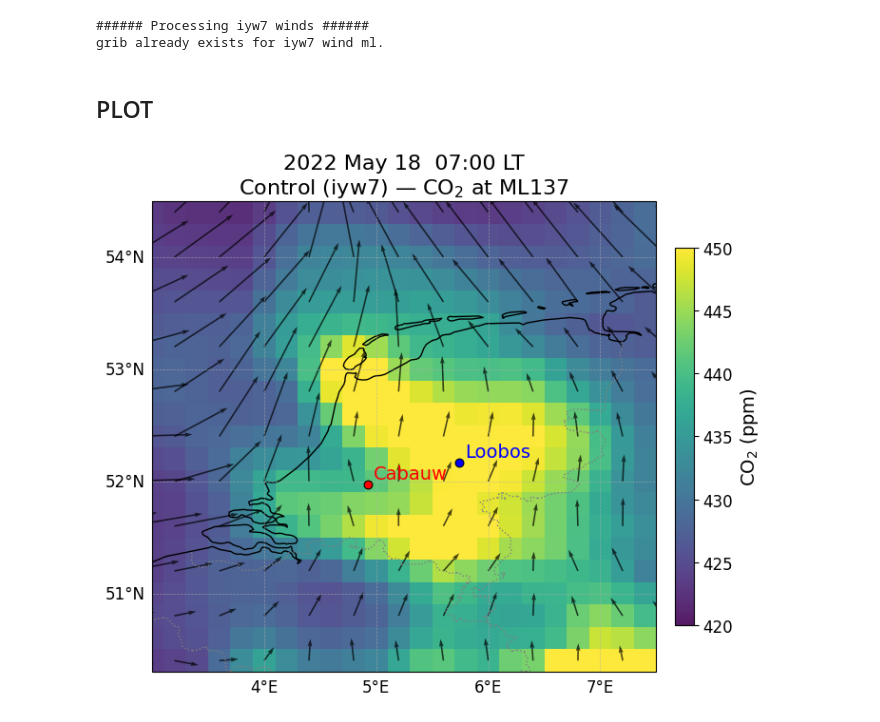
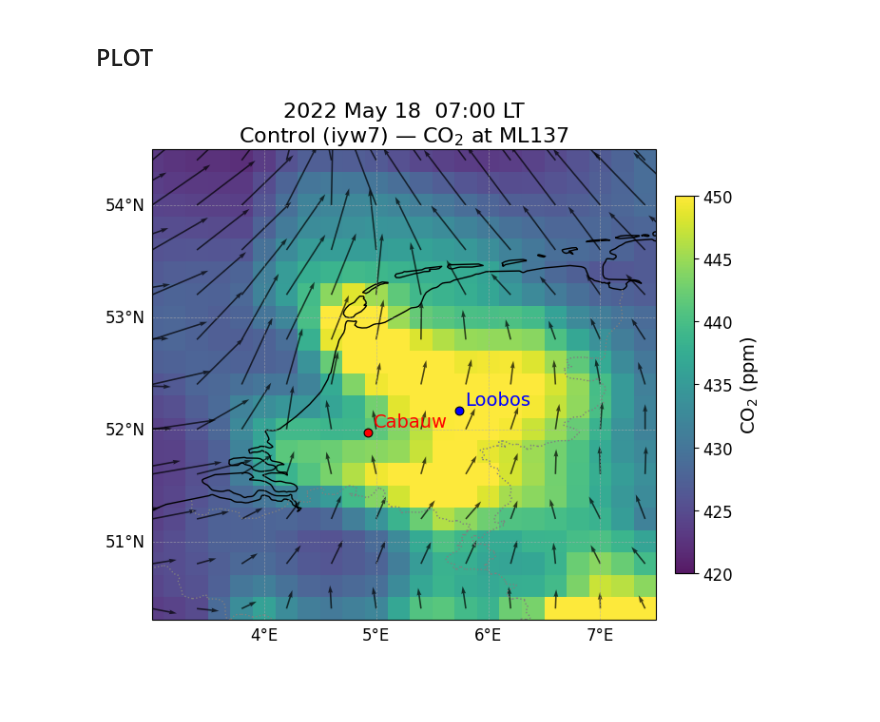
Before and after one commit to AlessandroSav/python_scripts, a Jupyter notebook: plot_2d_maps_catrine.ipynb, the cells around one changed output. Cells and saved outputs as stored; diff of their text form; code cells hidden in the pictures; blank space fills up the shorter version.

Commit message:
new storyline plot file

```diff
--- a/plot_2d_maps_catrine.ipynb
+++ b/plot_2d_maps_catrine.ipynb
@@ -163,36 +217,2 @@ grib already exists for iyw7 model levels.
-# %%
-# Wind components (u, v) on model level 137
-for (runid, _, _) in runids:
-    print(f"###### Processing {runid} winds ######")
-    target_file = f'{data_dir}/{runid}_wind137_europe_{inidate}to{enddate}.grib'
-    if not os.path.exists(target_file):
-        print(f"grib not found for {runid} wind ml. Retrieving from MARS...")
-        req_file = f"{current_dir}/mars_request_{runid}_wind137"
-        req = {
-            "class":    "rd",
-            "type":     "fc",
-            "date":     f"{inidate}/to/{enddate}",
-            "expver":   runid,
-            "param":    "u/v",
-            "levelist": "137",
-            "step":     step,
-            "stream":   "oper",
-            "time":     initime,
-            "grid":     "0.2/0.2",
-            "area":     "70/-20/30/50",  # N/W/S/E — Europe
-            "levtype":  "ml",
-            "target":   f'"{target_file}"',
-        }
-        kv = ['{}={}'.format(k, v) for k, v in req.items()]
-        kv = 'retrieve,{}'.format(','.join(kv))
-        print(kv)
-        with open(req_file, "w") as f:
-            f.write(kv)
-        os.system(f"sbatch --mem='32GB' --wrap='mars {req_file}'")
-    else:
-        print(f"grib already exists for {runid} wind ml.")
-# %% [output]
-###### Processing iyw7 winds ######
-grib already exists for iyw7 wind ml.
 # %%
 experiments_ml = {f"co2_{l}": {} for l in ["137", "130", "125", "120"]}
@@ -214,16 +250,21 @@ for runid, _, _ in runids:
         dims=co2_kg.dims,
     )
 # %%
-# Extract u and v winds on model level 137
-experiments_ml["u_137"] = {}
-experiments_ml["v_137"] = {}
+# Extract u and v winds on model level plot_level, aligned to the CO2 lat/lon grid
+experiments_ml[f"u_{plot_level}"] = {}
+experiments_ml[f"v_{plot_level}"] = {}
+
+# Reference grid from CO2 data (Europe, –180/180 lons)
+_runid0 = runids[0][0]
+_eu_lats = experiments_ml[f"co2_{plot_level}"][_runid0].latitude.values
+_eu_lons = experiments_ml[f"co2_{plot_level}"][_runid0].longitude.values
 
 for runid, _, _ in runids:
-    target_file = f'{data_dir}/{runid}_wind137_europe_{inidate}to{enddate}.grib'
-    # u and v may land in separate datasets due to different GRIB keys
+    target_file = f'{data_dir}/{runid}_wind{plot_level}_europe_{inidate}to{enddate}.grib'
     ds_u = xr.open_dataset(target_file, engine='cfgrib',
-                            filter_by_keys={'shortName': 'u', 'typeOfLevel': 'hybrid', 'level': 137})
+                            filter_by_keys={'shortName': 'u', 'typeOfLevel': 'hybrid', 'level': plot_level})
     ds_v = xr.open_dataset(target_file, engine='cfgrib',
-                            filter_by_keys={'shortName': 'v', 'typeOfLevel': 'hybrid', 'level': 137})
-    experiments_ml["u_137"][runid] = ds_u['u']
-    experiments_ml["v_137"][runid] = ds_v['v']
+                            filter_by_keys={'shortName': 'v', 'typeOfLevel': 'hybrid', 'level': plot_level})
+    # Convert lons to –180/180 and interpolate onto the CO2 grid so shapes match
+    experiments_ml[f"u_{plot_level}"][runid] = to_180(ds_u)['u'].interp(latitude=_eu_lats, longitude=_eu_lons)
+    experiments_ml[f"v_{plot_level}"][runid] = to_180(ds_v)['v'].interp(latitude=_eu_lats, longitude=_eu_lons)
@@ -233,9 +309,6 @@ for runid, _, _ in runids:
 ########################
 ########  Maps  ########
 ########################
-from datetime import datetime, timedelta, timezone
-import numpy as np
-
 runid, name, color = runids[0]
 
 # Compute valid time (UTC+2) from plot_date, initime and plot_step
@@ -244,8 +317,8 @@ utc_dt = datetime(int(plot_date[:4]), int(plot_date[4:6]), int(plot_date[6:8]),
 local_dt = utc_dt + timedelta(hours=2)
 local_time_str = local_dt.strftime("%Y %b %d  %H:%M LT")
 
-# CO2 in ppm at model level 137 — select specific (init date, forecast step)
-co2_ppm = experiments_ml["co2_137_ppm"][runid]
+# CO2 in ppm at model level plot_level — select specific (init date, forecast step)
+co2_ppm = experiments_ml[f"co2_{plot_level}_ppm"][runid]
 plot_init_np = np.datetime64(
     f"{plot_date[:4]}-{plot_date[4:6]}-{plot_date[6:8]}T{int(initime):02d}:00")
 sel_kw = {}
@@ -258,9 +331,9 @@ lats = co2_ppm_snap.latitude.values
 lons = co2_ppm_snap.longitude.values
 co2_data = co2_ppm_snap.values
 
-# Winds at model level 137 — same selection
-ds_u = experiments_ml["u_137"][runid]
-ds_v = experiments_ml["v_137"][runid]
+# Winds at model level plot_level — same selection
+ds_u = experiments_ml[f"u_{plot_level}"][runid]
+ds_v = experiments_ml[f"v_{plot_level}"][runid]
 u_data = ds_u.sel(**{k: v for k, v in sel_kw.items() if k in ds_u.dims}).squeeze().values
 v_data = ds_v.sel(**{k: v for k, v in sel_kw.items() if k in ds_v.dims}).squeeze().values
 
@@ -293,37 +366,37 @@ ax.set_extent([3, 7.5, 50.3, 54.5], crs=ccrs.PlateCarree())
 gl = ax.gridlines(draw_labels=True, linestyle="--", linewidth=0.5, alpha=0.7)
 gl.top_labels = False
 gl.right_labels = False
 gl.xlocator = cticker.MaxNLocator(5)
 gl.ylocator = cticker.MaxNLocator(5)
 gl.xlabel_style = {"size": 12, "color": "black"}
 gl.ylabel_style = {"size": 12, "color": "black"}
 
-# Wind arrows at model level 137 (subsampled to avoid overcrowding)
+# Wind arrows at model level plot_level (subsampled to avoid overcrowding)
 skip = 2
 ax.quiver(lons[::skip], lats[::skip],
           u_data[::skip, ::skip], v_data[::skip, ::skip],
           transform=ccrs.PlateCarree(), scale=50, color='k', alpha=0.7, width=0.003)
 
 # Cabauw
 ax.scatter(cabauw['lon'], cabauw['lat'], color='red', s=40, marker='o',
            transform=ccrs.PlateCarree(), edgecolor='black', linewidth=0.8, zorder=5)
 ax.text(cabauw['lon'] + 0.05, cabauw['lat'] + 0.05, 'Cabauw',
         color='red', fontsize=14, transform=ccrs.PlateCarree())
 
 # Loobos
 ax.scatter(loobos['lon'], loobos['lat'], color='blue', s=40, marker='o',
            transform=ccrs.PlateCarree(), edgecolor='black', linewidth=0.8, zorder=5)
 ax.text(loobos['lon'] + 0.05, loobos['lat'] + 0.05, 'Loobos',
         color='blue', fontsize=14, transform=ccrs.PlateCarree())
 
-plt.title(f"{local_time_str}\n{name} ({runid}) — CO$_2$ at ML137", fontsize=16)
+plt.title(f"{local_time_str}\n{name} ({runid}) — CO$_2$ at ML{plot_level}", fontsize=16)
 plt.tight_layout()
 os.makedirs(out_dir, exist_ok=True)
-plt.savefig(f"{out_dir}/{runid}_co2_ml137_europe_{plot_date}_{plot_step}h.png",
+plt.savefig(f"{out_dir}/{runid}_co2_ml{plot_level}_europe_{plot_date}_{plot_step}h.png",
             dpi=150, bbox_inches='tight')
 plt.show()
 # %% [output]
-[figure, old version]
+[figure, new version]
 # %%
 
 ########################
```
Also changed, not shown: parts of 12 cells of this notebook, 6 other files.
